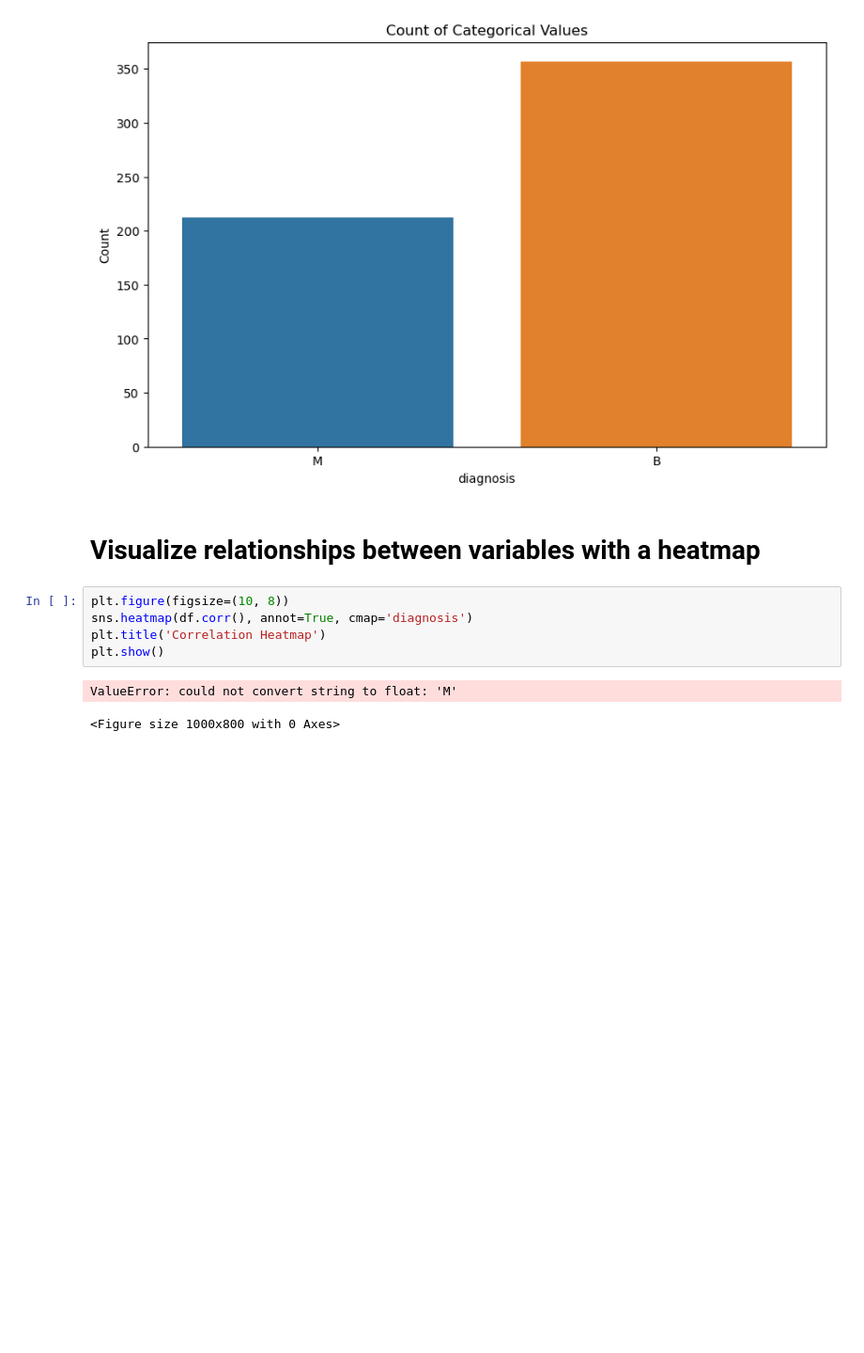
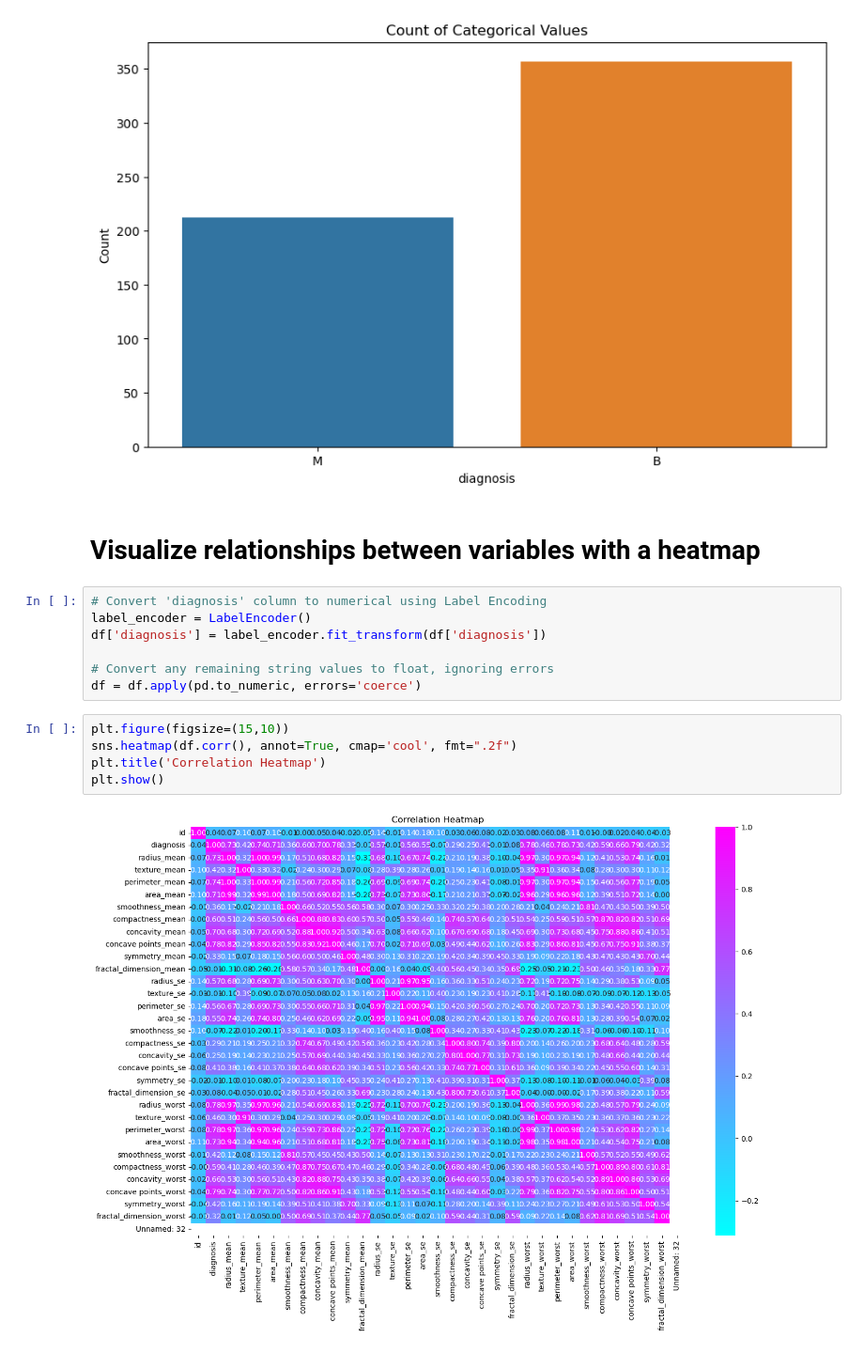
Before and after one commit to SakshamGupta200/MCA_ML_Lab, a Jupyter notebook: LAB2.ipynb, the cells around one changed output. Shown at 94% size. Saved outputs shown, nothing was run; the diff lists cells and outputs as text; blank space fills up the shorter version.

```diff
--- a/LAB2.ipynb
+++ b/LAB2.ipynb
@@ -89,11 +90,17 @@ plt.show()
 [figure]
 # %% [markdown]
 # Visualize relationships between variables with a heatmap
+# %%
+# Convert 'diagnosis' column to numerical using Label Encoding
+label_encoder = LabelEncoder()
+df['diagnosis'] = label_encoder.fit_transform(df['diagnosis'])
+
+# Convert any remaining string values to float, ignoring errors
+df = df.apply(pd.to_numeric, errors='coerce')
 # %%
-plt.figure(figsize=(10, 8))
-sns.heatmap(df.corr(), annot=True, cmap='diagnosis')
+plt.figure(figsize=(15,10))
+sns.heatmap(df.corr(), annot=True, cmap='cool', fmt=".2f")
 plt.title('Correlation Heatmap')
 plt.show()
 # %% [output]
-ValueError: could not convert string to float: 'M'
-<Figure size 1000x800 with 0 Axes>
+[figure, added]
```
Also changed, not shown: parts of 1 cell of this notebook, 1 other file.
